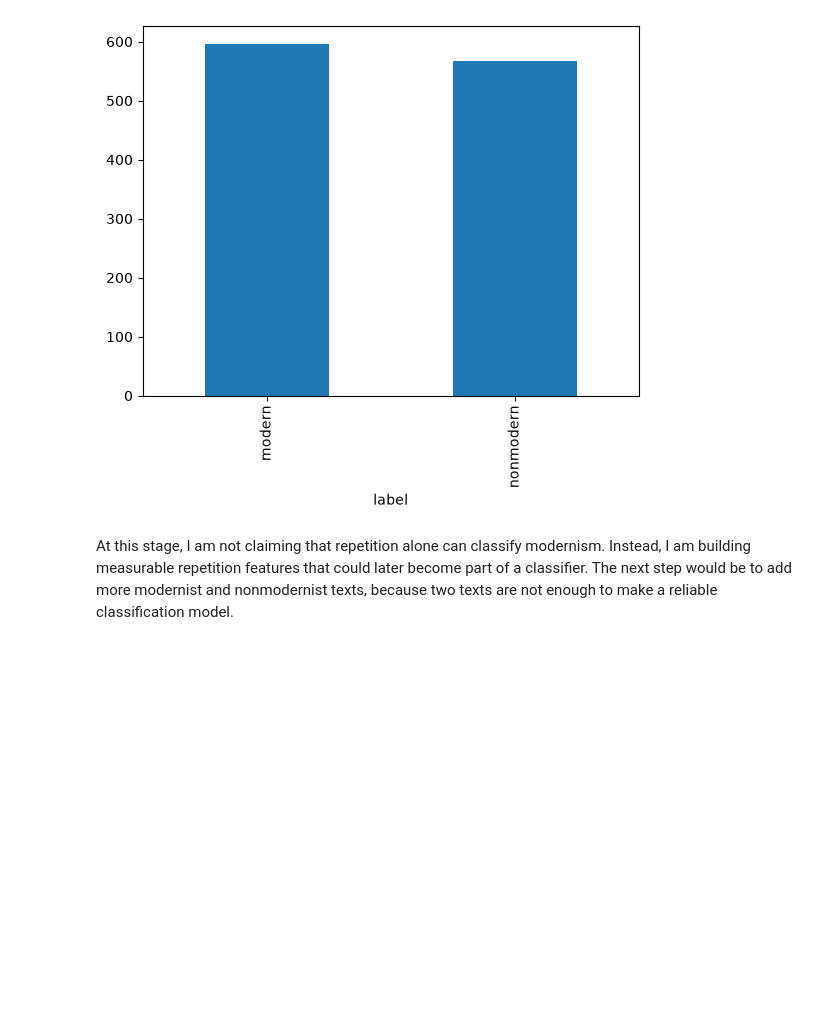
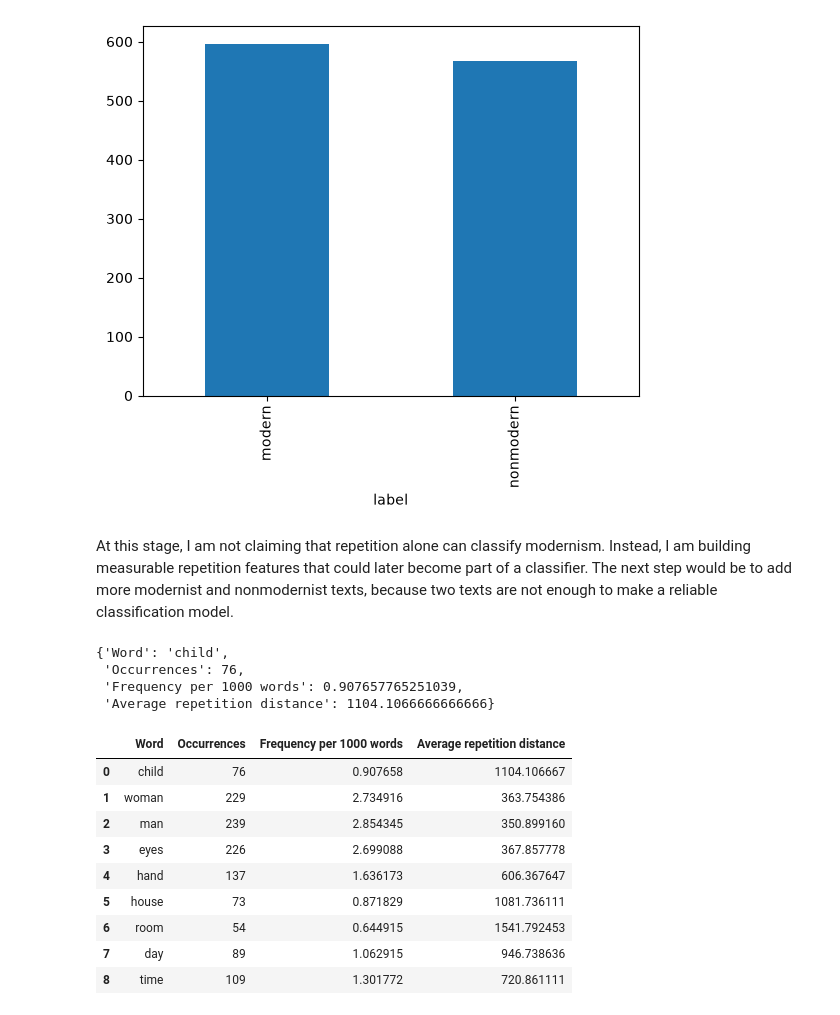
Before and after one commit to CiciXie-haotong/Modernism-Classifier, a Jupyter notebook: repetition_analysis.ipynb.ipynb, the cells around one changed output. Saved outputs shown, nothing was run; the diff lists cells and outputs as text; code cells hidden in the pictures; blank space fills up the shorter version.

```diff
--- a/repetition_analysis.ipynb.ipynb
+++ b/repetition_analysis.ipynb.ipynb
@@ -1028,3 +1028,24 @@ chunk_df.groupby("label")["total_repetition_count"].mean().plot(kind="bar")
 At this stage, I am not claiming that repetition alone can classify modernism.
 Instead, I am building measurable repetition features that could later become part of a classifier.
 The next step would be to add more modernist and nonmodernist texts, because two texts are not enough to make a reliable classification model.
+# %%
+def word_style_features(word, words, positions):
+    result = {}
+
+    result["Word"] = word
+    result["Occurrences"] = words.count(word)
+    result["Frequency per 1000 words"] = normalized_frequency(word, words)
+
+    if word in positions:
+        result["Average repetition distance"] = average_distance(positions[word])
+    else:
+        result["Average repetition distance"] = None
+
+    return result
+# %%
+word_style_features("child", modern_words, modern_positions)
+# %% [output]
+{'Word': 'child',
+ 'Occurrences': 76,
+ 'Frequency per 1000 words': 0.907657765251039,
+ 'Average repetition distance': 1104.1066666666666}
@@ -1030,0 +1054,38 @@ The next step would be to add more modernist and nonmodernist texts, because two
+# %%
+interesting_words = [
+    "child",
+    "woman",
+    "man",
+    "eyes",
+    "hand",
+    "house",
+    "room",
+    "day",
+    "time"
+]
+# %%
+modern_results = []
+
+for word in interesting_words:
+    features = word_style_features(
+        word,
+        modern_words,
+        modern_positions
+    )
+
+    modern_results.append(features)
+
+modern_df = pd.DataFrame(modern_results)
+
+modern_df
+# %% [output]
+|  | Word | Occurrences | Frequency per 1000 words | Average repetition distance |
+| 0 | child | 76 | 0.907658 | 1104.106667 |
+| 1 | woman | 229 | 2.734916 | 363.754386 |
+| 2 | man | 239 | 2.854345 | 350.899160 |
+| 3 | eyes | 226 | 2.699088 | 367.857778 |
+| 4 | hand | 137 | 1.636173 | 606.367647 |
+| 5 | house | 73 | 0.871829 | 1081.736111 |
+| 6 | room | 54 | 0.644915 | 1541.792453 |
+| 7 | day | 89 | 1.062915 | 946.738636 |
+| 8 | time | 109 | 1.301772 | 720.861111 |
```
Also changed, not shown: parts of 5 cells of this notebook.
